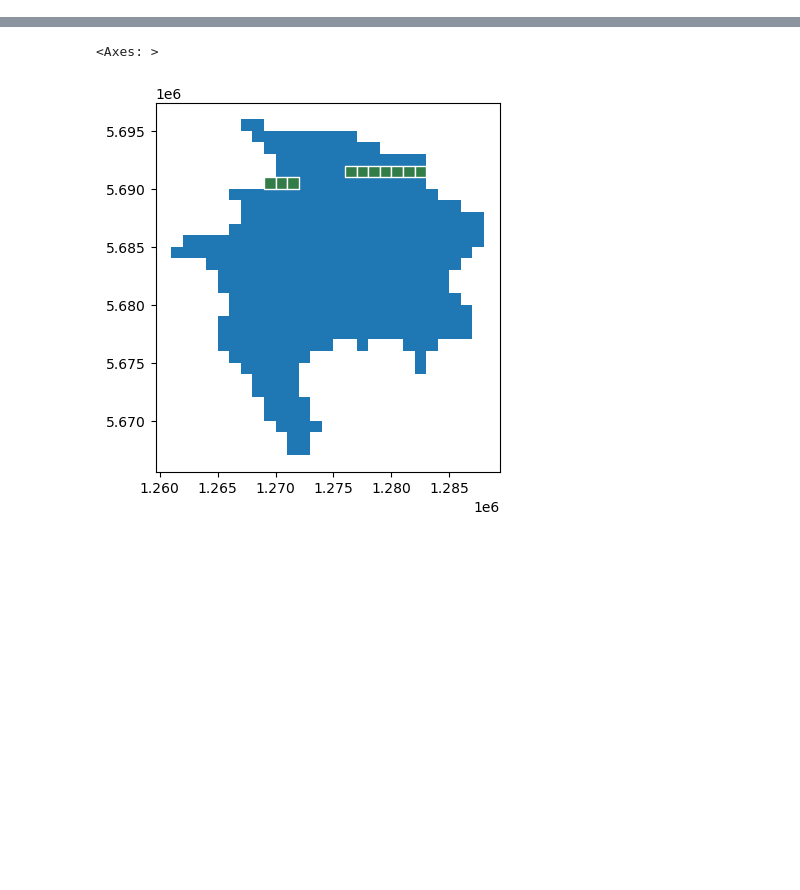
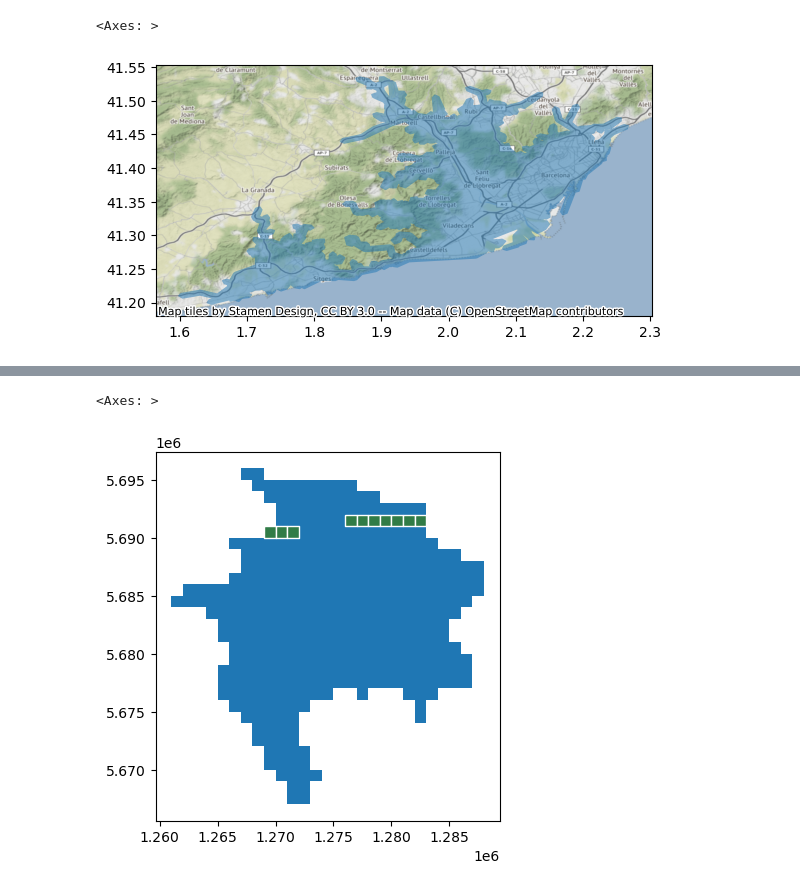
Before and after one commit to idegeus/UrbanTransportTimes, a Jupyter notebook: 2-notebooks/2.1-analyse-isochrones.ipynb, the cells around one changed output, grey strips where cells are left out. Saved outputs shown, nothing was run; the diff lists cells and outputs as text; code cells hidden in the pictures; blank space fills up the shorter version.

```diff
--- a/2-notebooks/2.1-analyse-isochrones.ipynb
+++ b/2-notebooks/2.1-analyse-isochrones.ipynb
@@ -126,0 +123,7 @@ dtype: object
+# %%
+marta_plot = isochrones.sample(1).plot(alpha=0.5)
+ctx.add_basemap(ax=marta_plot, crs=isochrones.crs)
+marta_plot
+# %% [output]
+<Axes: >
+[figure, added]
```
Also changed, not shown: parts of 16 cells of this notebook, 1 other file.
